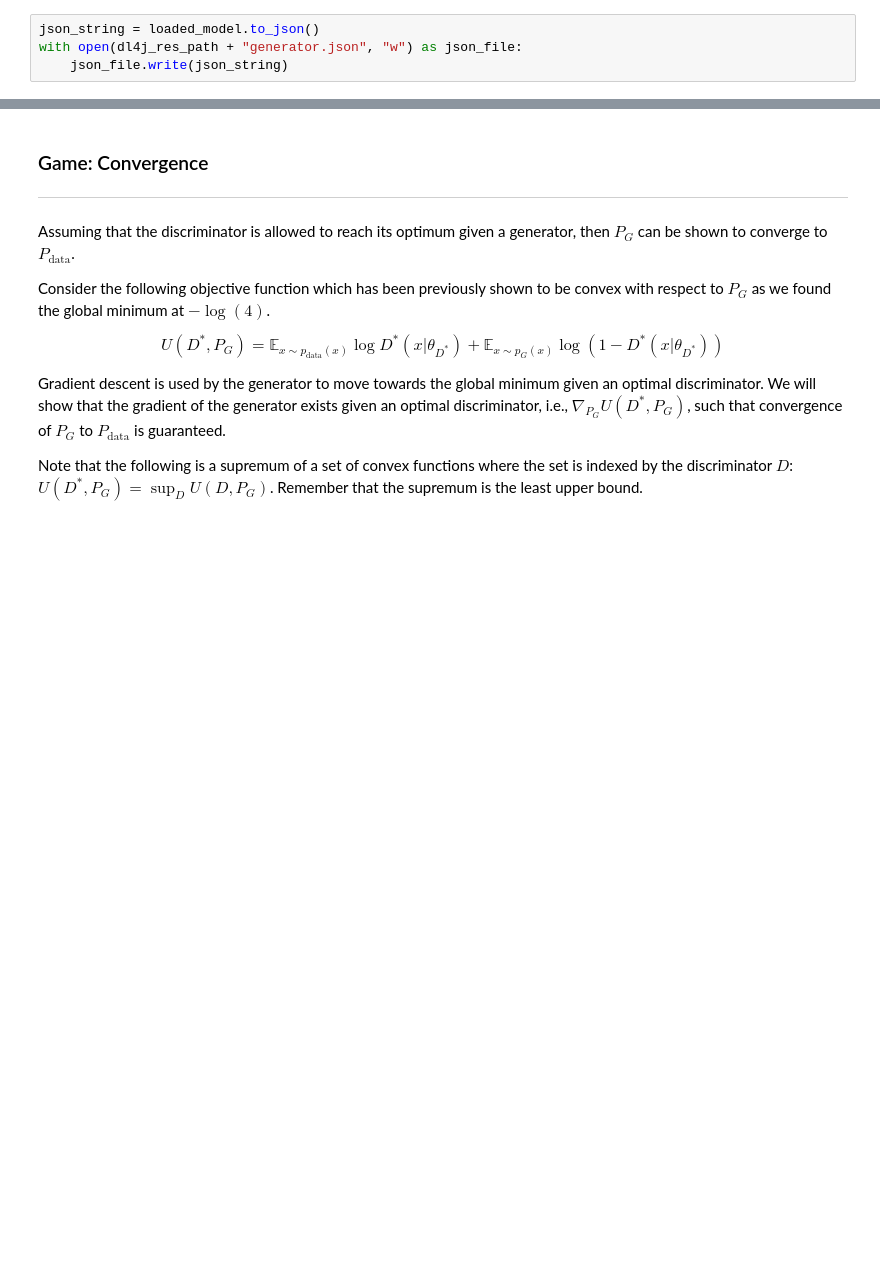
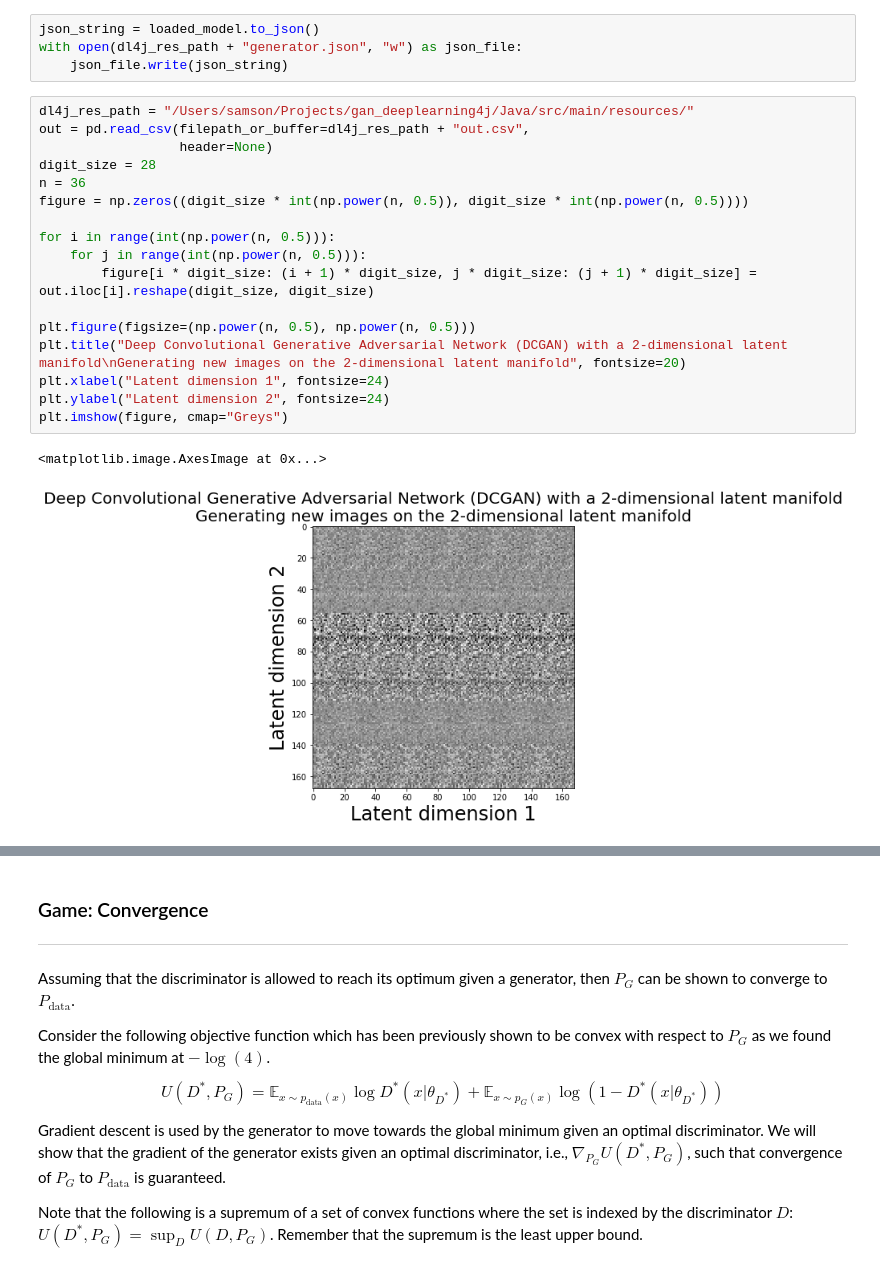
Before and after one commit to hamaadshah/gan_deeplearning4j, a Jupyter notebook: Python/gan.ipynb, the cells around one changed output, grey strips where cells are left out. Saved outputs shown, nothing was run; the diff lists cells and outputs as text; blank space fills up the shorter version.

```diff
--- a/Python/gan.ipynb
+++ b/Python/gan.ipynb
@@ -453,6 +452,26 @@ loaded_model = load_model(dl4j_res_path + "generator.h5")
 json_string = loaded_model.to_json()
 with open(dl4j_res_path + "generator.json", "w") as json_file:
     json_file.write(json_string)
+# %%
+dl4j_res_path = "/Users/samson/Projects/gan_deeplearning4j/Java/src/main/resources/"
+out = pd.read_csv(filepath_or_buffer=dl4j_res_path + "out.csv",
+                  header=None)
+digit_size = 28
+n = 36
+figure = np.zeros((digit_size * int(np.power(n, 0.5)), digit_size * int(np.power(n, 0.5))))
+
+for i in range(int(np.power(n, 0.5))):
+    for j in range(int(np.power(n, 0.5))):
+        figure[i * digit_size: (i + 1) * digit_size, j * digit_size: (j + 1) * digit_size] = out.iloc[i].reshape(digit_size, digit_size)
+
+plt.figure(figsize=(np.power(n, 0.5), np.power(n, 0.5)))
+plt.title("Deep Convolutional Generative Adversarial Network (DCGAN) with a 2-dimensional latent manifold\nGenerating new images on the 2-dimensional latent manifold", fontsize=20)
+plt.xlabel("Latent dimension 1", fontsize=24)
+plt.ylabel("Latent dimension 2", fontsize=24)
+plt.imshow(figure, cmap="Greys")
+# %% [output]
+<matplotlib.image.AxesImage at 0x...>
+[figure, added]
 # %% [markdown]
 ## Generative Adversarial Network
 
```
Also changed, not shown: parts of 2 cells of this notebook, 1 other file.
